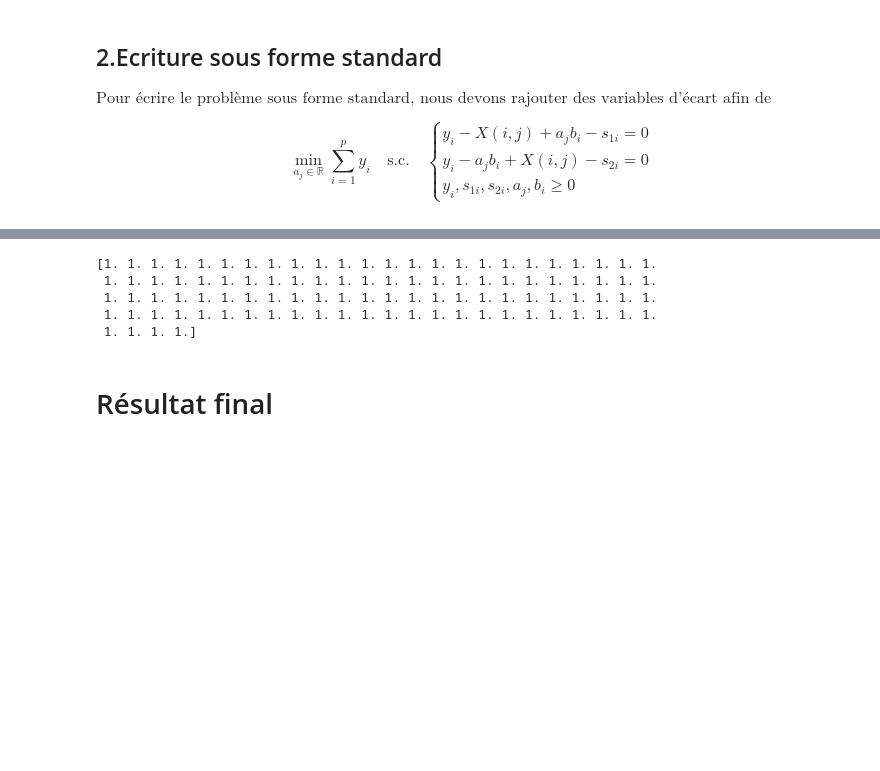
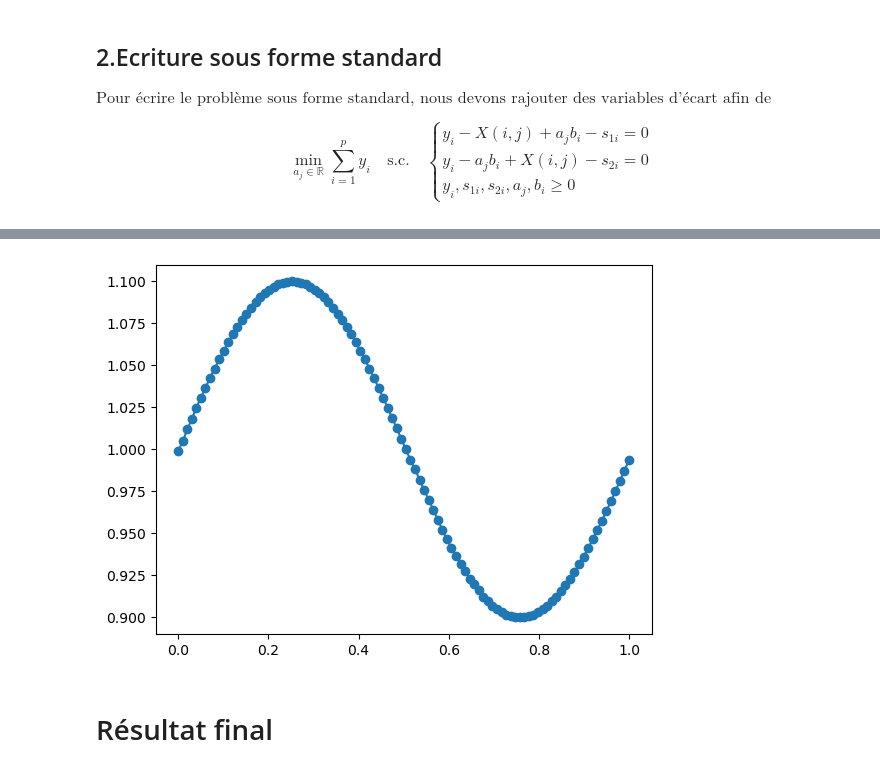
Before and after one commit to Rouxy42/Background-Removal-in-a-Video, a Jupyter notebook: codes/BackgroundRemoval.ipynb, the cells around one changed output, grey strips where cells are left out. Cells and saved outputs as stored; diff of their text form; code cells hidden in the pictures; blank space fills up the shorter version.

```diff
--- a/codes/BackgroundRemoval.ipynb
+++ b/codes/BackgroundRemoval.ipynb
@@ -272,12 +316,11 @@ Calcul terminé et sauvegardé dans 'a_opt_results.npy'
 # %%
-a_opt = np.load("a_opt_results.npy")
-print(a_opt)
+a_opt = np.load("a_opt_results2.npy")
+t = np.linspace(0, 1, 100)
+
+plt.plot(t, a_opt, marker="o", linestyle='-')
+plt.show()
 # %% [output]
-[1. 1. 1. 1. 1. 1. 1. 1. 1. 1. 1. 1. 1. 1. 1. 1. 1. 1. 1. 1. 1. 1. 1. 1.
- 1. 1. 1. 1. 1. 1. 1. 1. 1. 1. 1. 1. 1. 1. 1. 1. 1. 1. 1. 1. 1. 1. 1. 1.
- 1. 1. 1. 1. 1. 1. 1. 1. 1. 1. 1. 1. 1. 1. 1. 1. 1. 1. 1. 1. 1. 1. 1. 1.
- 1. 1. 1. 1. 1. 1. 1. 1. 1. 1. 1. 1. 1. 1. 1. 1. 1. 1. 1. 1. 1. 1. 1. 1.
- 1. 1. 1. 1.]
+[figure, added]
 # %% [markdown]
 # Résultat final
 # %%
```
Also changed, not shown: parts of 9 cells of this notebook, 8 other files.
